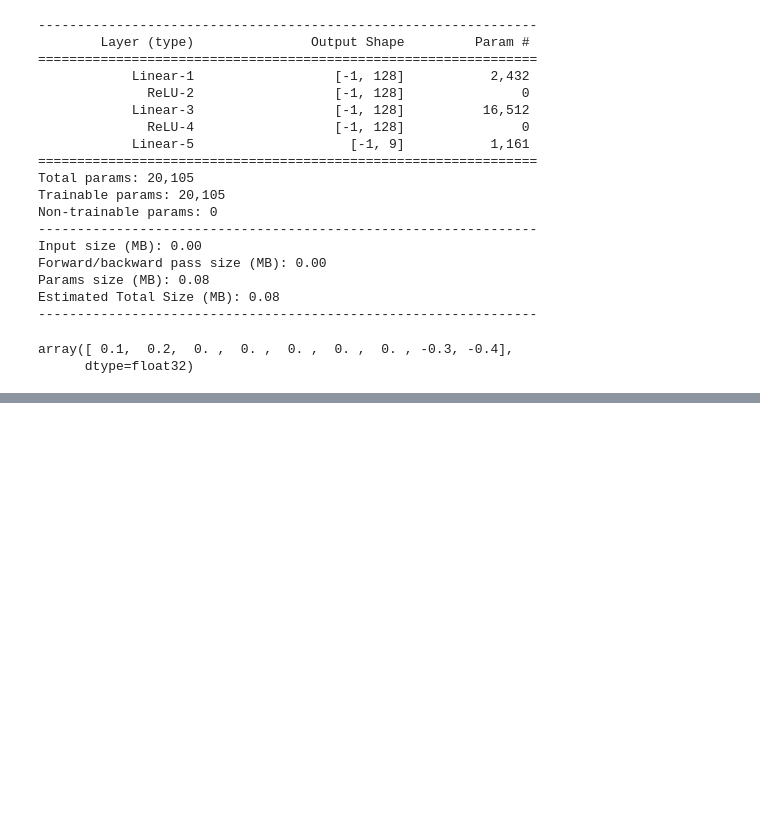
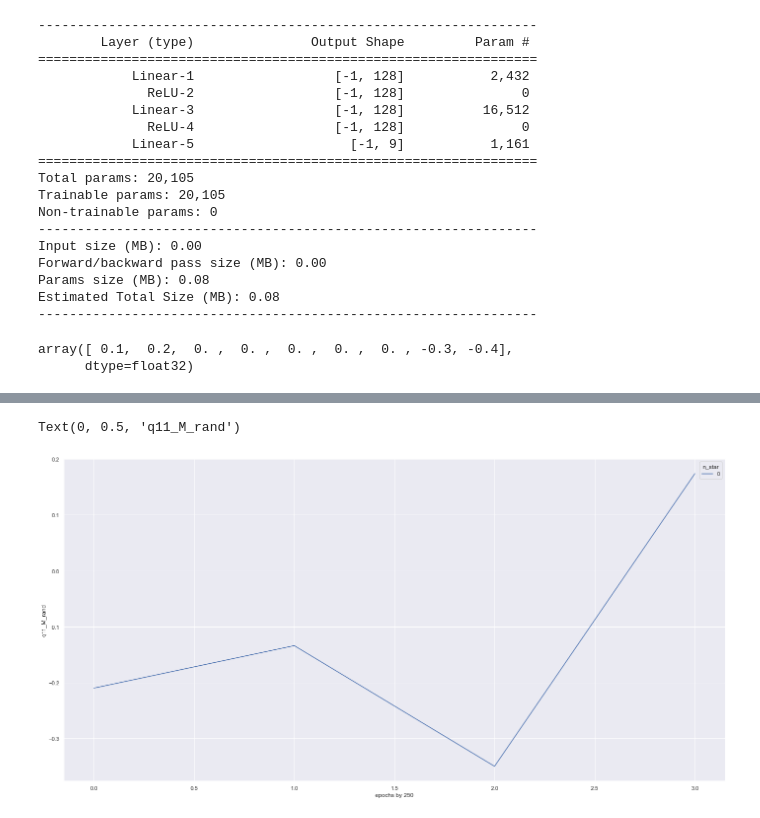
Before and after one commit to jirkalhotka/RL_TicTacToe, a Jupyter notebook: tic_tac_toe_w_res.ipynb, the cells around one changed output, grey strips where cells are left out. Drawn from its saved outputs; the diff is of its cells as text; code cells hidden in the pictures; blank space fills up the shorter version.

```diff
--- a/tic_tac_toe_w_res.ipynb
+++ b/tic_tac_toe_w_res.ipynb
@@ -1316,0 +1349,10 @@ len(q11_dqn_player._replay_buffer), q11_dqn_player._game_count
+# %%
+q11_M_rand_df = pd.DataFrame(q11_M_rand)
+q11_M_rand_df.index.name = 'epochs by 250'
+q11_M_rand_df.transpose().index.name = 'n_star'
+sns.set(rc={'figure.figsize':(24,12)})
+g = sns.lineplot(data=q11_M_rand_df)
+g.set_ylabel('q11_M_rand')
+# %% [output]
+Text(0, 0.5, 'q11_M_rand')
+[figure, added]
```
Also changed, not shown: parts of 9 cells of this notebook, 1 other file.
